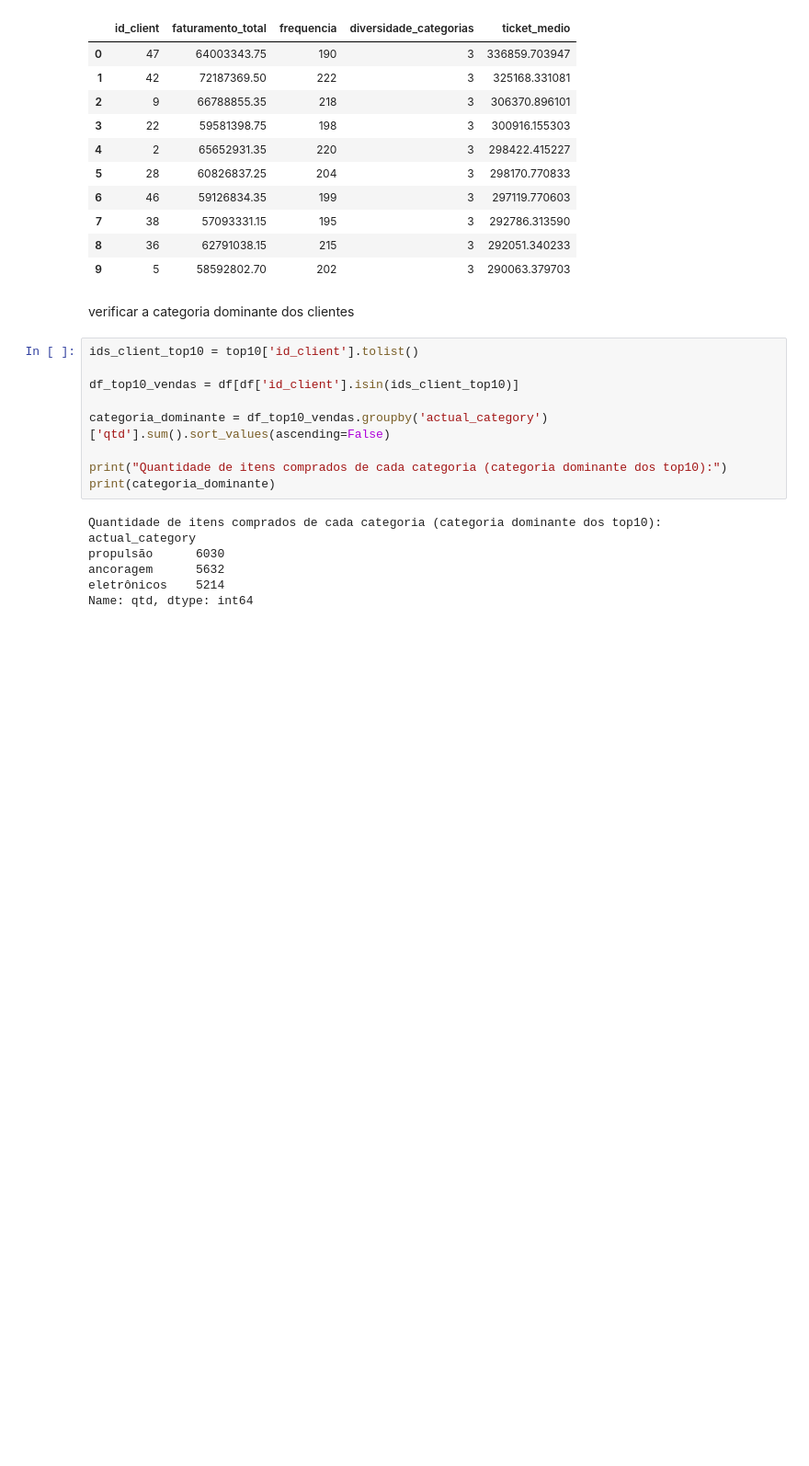
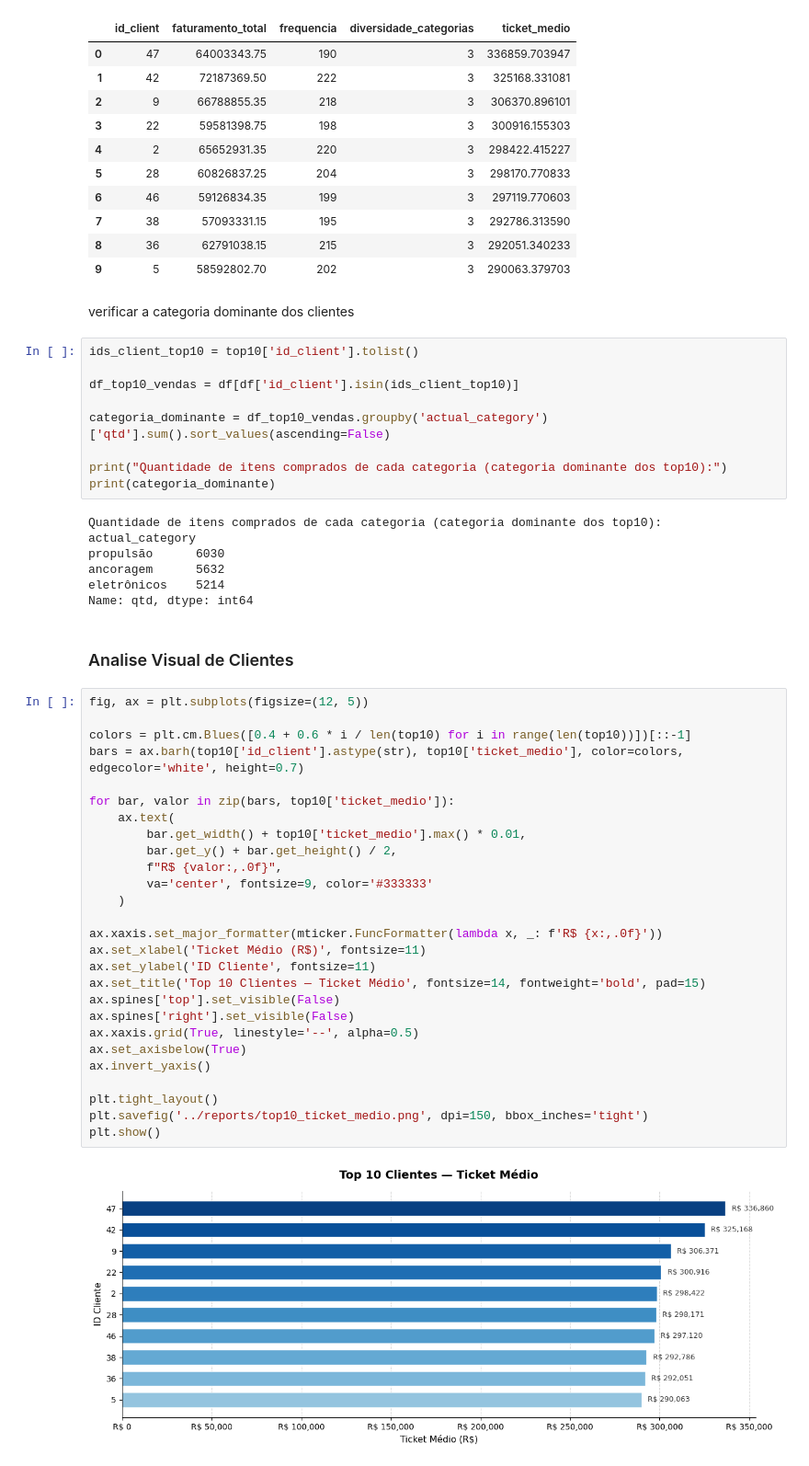
Before and after one commit to gusdiaso/lh_nautical, a Jupyter notebook: notebooks/05_analise_fidelidade.ipynb, the cells around one changed output. Shown at 92% size. Drawn from its saved outputs; the diff is of its cells as text; blank space fills up the shorter version.

```diff
--- a/notebooks/05_analise_fidelidade.ipynb
+++ b/notebooks/05_analise_fidelidade.ipynb
@@ -103,3 +107,34 @@ propulsão      6030
 ancoragem      5632
 eletrônicos    5214
 Name: qtd, dtype: int64
+# %% [markdown]
+### Analise Visual de Clientes
+# %%
+fig, ax = plt.subplots(figsize=(12, 5))
+
+colors = plt.cm.Blues([0.4 + 0.6 * i / len(top10) for i in range(len(top10))])[::-1]
+bars = ax.barh(top10['id_client'].astype(str), top10['ticket_medio'], color=colors, edgecolor='white', height=0.7)
+
+for bar, valor in zip(bars, top10['ticket_medio']):
+    ax.text(
+        bar.get_width() + top10['ticket_medio'].max() * 0.01,
+        bar.get_y() + bar.get_height() / 2,
+        f"R$ {valor:,.0f}",
+        va='center', fontsize=9, color='#333333'
+    )
+
+ax.xaxis.set_major_formatter(mticker.FuncFormatter(lambda x, _: f'R$ {x:,.0f}'))
+ax.set_xlabel('Ticket Médio (R$)', fontsize=11)
+ax.set_ylabel('ID Cliente', fontsize=11)
+ax.set_title('Top 10 Clientes — Ticket Médio', fontsize=14, fontweight='bold', pad=15)
+ax.spines['top'].set_visible(False)
+ax.spines['right'].set_visible(False)
+ax.xaxis.grid(True, linestyle='--', alpha=0.5)
+ax.set_axisbelow(True)
+ax.invert_yaxis()
+
+plt.tight_layout()
+plt.savefig('../reports/top10_ticket_medio.png', dpi=150, bbox_inches='tight')
+plt.show()
+# %% [output]
+[figure, added]
```
Also changed, not shown: parts of 7 cells of this notebook, 8 other files.
